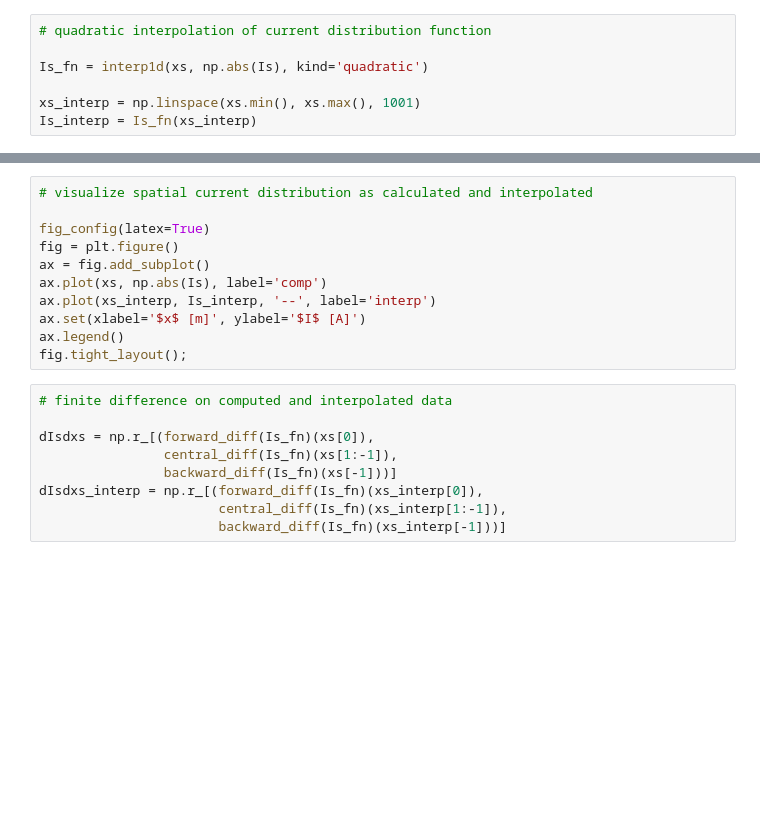
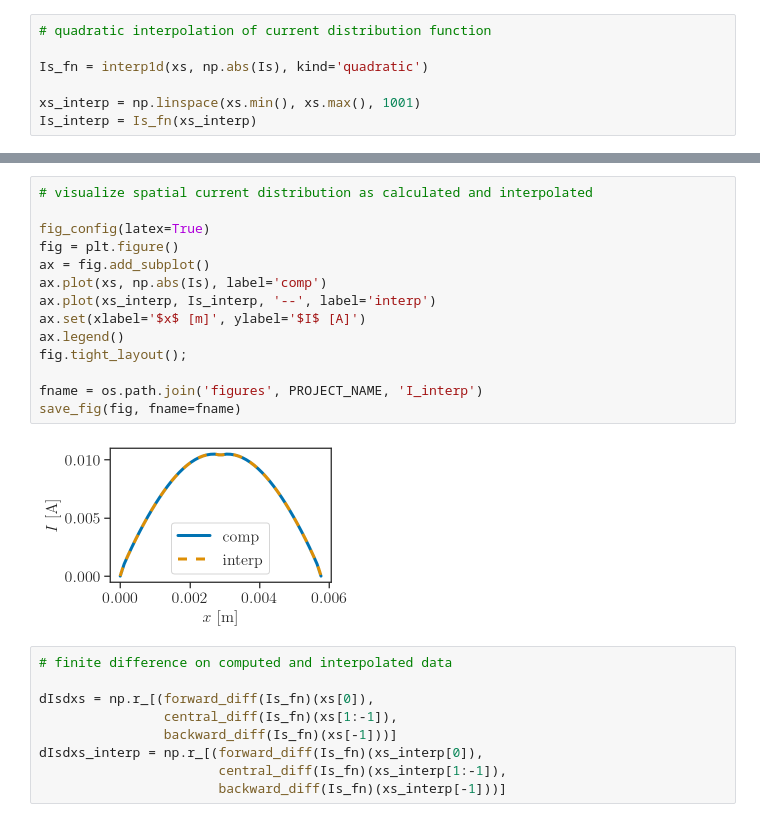
Before and after one commit to akapet00/EMF-exposure-analysis, a Jupyter notebook: notebooks/IRPA2022_paper.ipynb, the cells around one changed output, grey strips where cells are left out. Cells and saved outputs as stored; diff of their text form; blank space fills up the shorter version.

```diff
--- a/notebooks/IRPA2022_paper.ipynb
+++ b/notebooks/IRPA2022_paper.ipynb
@@ -100,14 +109,19 @@ print(f'relative error = {error * 100:.2e} %')
 # %%
 # visualize spatial current distribution as calculated and interpolated
 
 fig_config(latex=True)
 fig = plt.figure()
 ax = fig.add_subplot()
 ax.plot(xs, np.abs(Is), label='comp')
 ax.plot(xs_interp, Is_interp, '--', label='interp')
 ax.set(xlabel='$x$ [m]', ylabel='$I$ [A]')
 ax.legend()
 fig.tight_layout();
+
+fname = os.path.join('figures', PROJECT_NAME, 'I_interp')
+save_fig(fig, fname=fname)
+# %% [output]
+[figure, added]
 # %%
 # finite difference on computed and interpolated data
 
```
Also changed, not shown: parts of 9 cells of this notebook, 6 other files.
